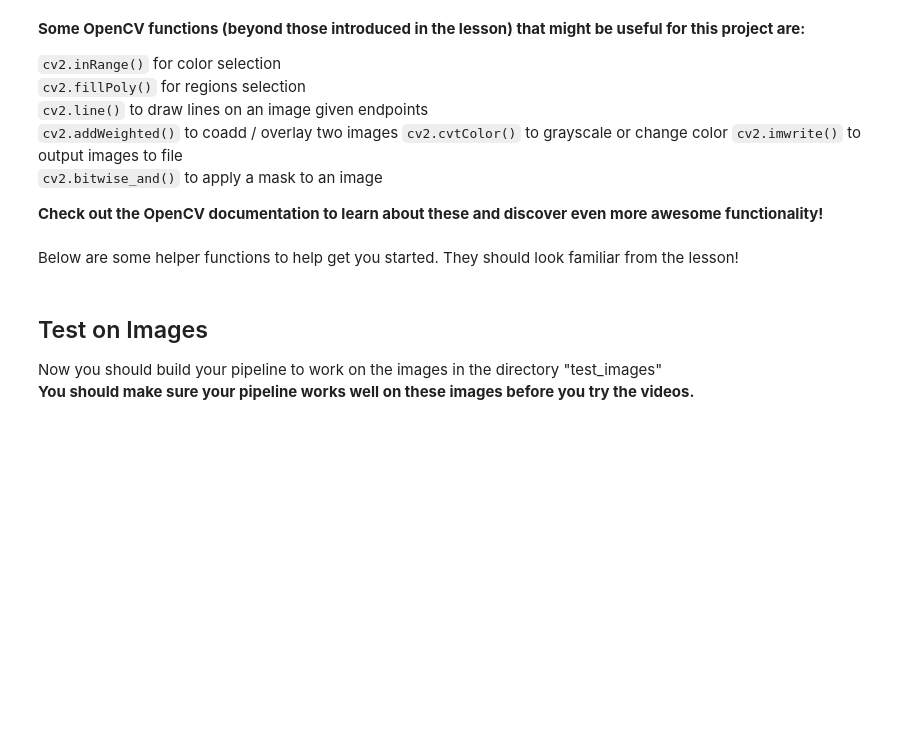
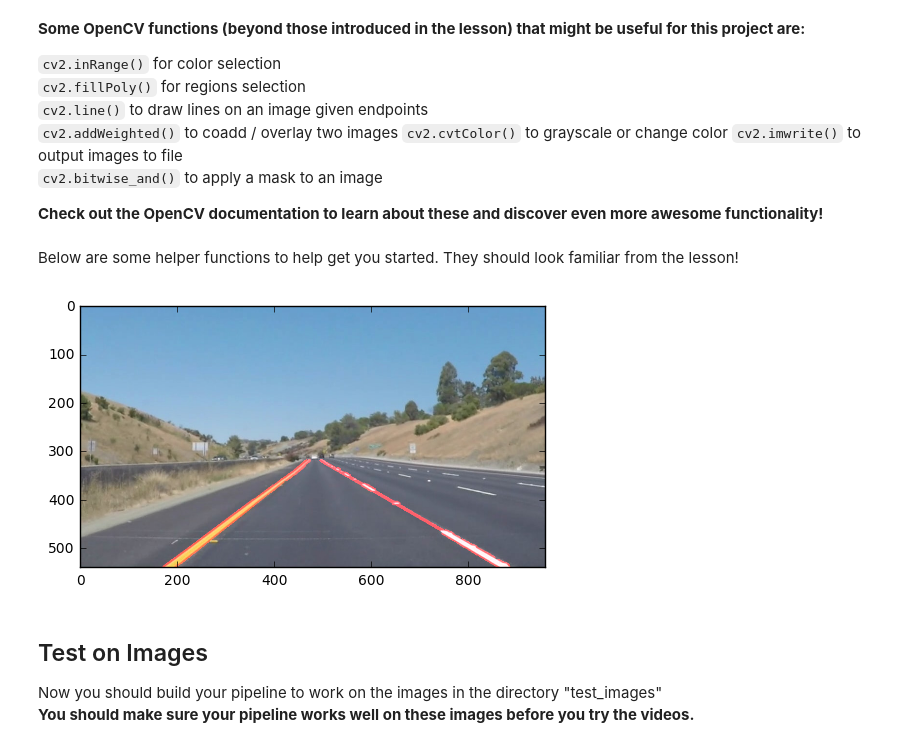
Before and after one commit to bganguly/CarND-LaneLines-P1, a Jupyter notebook: P1.ipynb, the cells around one changed output. Cells and saved outputs as stored; diff of their text form; code cells hidden in the pictures; blank space fills up the shorter version.

```diff
--- a/P1.ipynb
+++ b/P1.ipynb
@@ -60,7 +64,6 @@ plt.imshow(image)  #call as plt.imshow(gray, cmap='gray') to show a grayscaled i
 Below are some helper functions to help get you started. They should look familiar from the lesson!
 # %%
 import math
-import shutil
 
 def readImageIn(pathToImage):
     """Reading in an image"""
@@ -232,35 +235,37 @@ def processImageUsingFileObject(imageIn):
     imageRegionOfInterest = region_of_interest(imageCanny, [polygon])
 
     # Define the Hough transform parameters
     rho = 1 # distance resolution in pixels of the Hough grid
     theta = np.pi/180 # angular resolution in radians of the Hough grid
     threshold = 2     # minimum number of votes (intersections in Hough grid cell)
     min_line_len = 5 #minimum number of pixels making up a line
     max_line_gap = 5    # maximum gap in pixels between connectable line segments
     # Run Hough on edge detected image
     # Output "lines" is an array containing endpoints of detected line segments
     lines = hough_lines(imageRegionOfInterest, rho, theta, threshold, min_line_len,
             max_line_gap)
 
     # creating a copy of the imageRegionOfInterest to draw lines on.
     line_image = np.zeros((*imageRegionOfInterest.shape, 3), dtype=np.uint8)
 
     # Iterate over the output "lines" and draw lines on the imageRegionOfInterest
     color = [255,0,0]
     thickness = 6
     draw_lines(line_image, lines, color, thickness)
 
     # Weight the original image and the line image appropriately
     lines_edges = weighted_img(imageIn, line_image,0.8, 1, 1)
 
     # Visually inspect the result for effect
-    # plt.imshow(lines_edges)
+    plt.imshow(lines_edges)
     # processed files are in /test_images/processed_images
 
     return lines_edges
 
 # Run/Test the main image processing function
-# processImageUsingFilePath('test_images/whiteCarLaneSwitch.jpg');
+processImageUsingFilePath('test_images/whiteCarLaneSwitch.jpg');
+# %% [output]
+[figure, added]
 # %% [markdown]
 ## Test on Images
 
```
Also changed, not shown: parts of 1 cell of this notebook, 6 other files.
